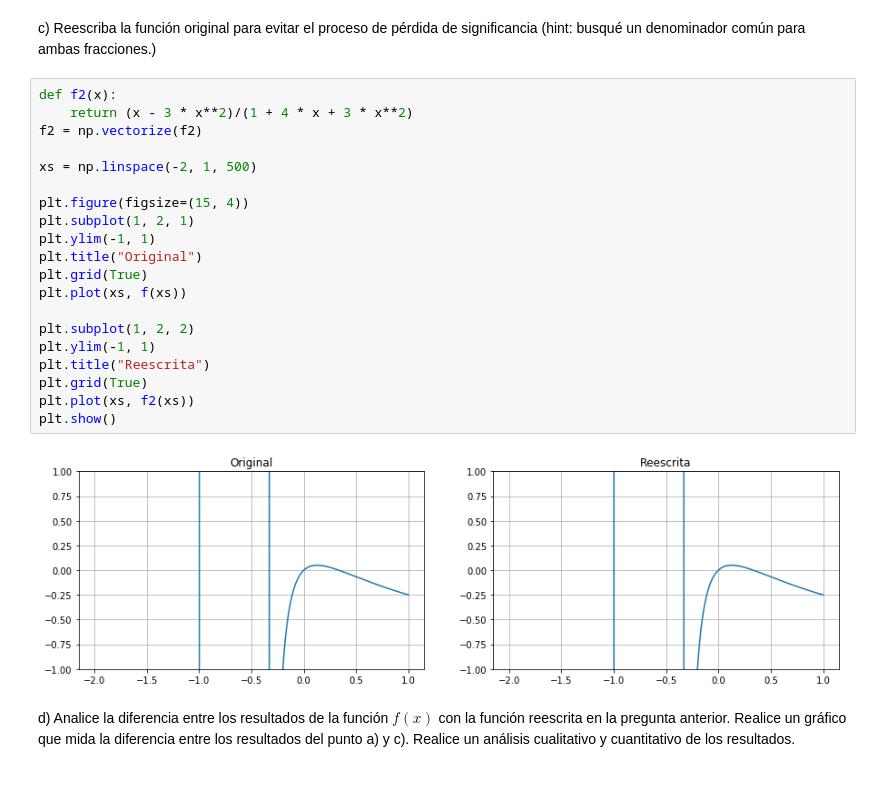
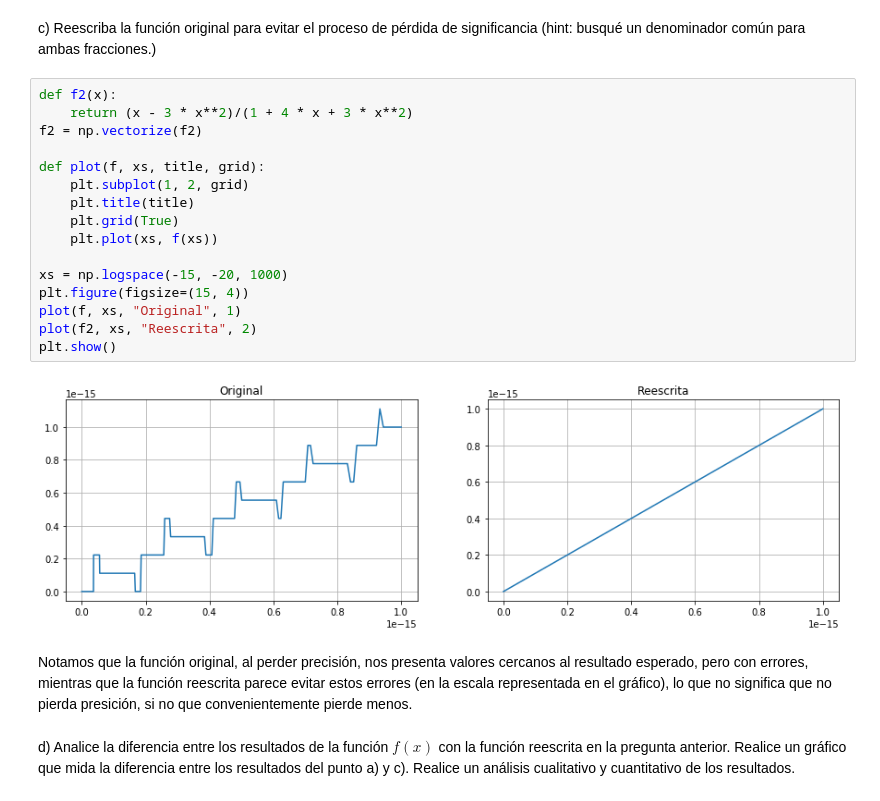
Before and after one commit to mijara/notebooks, a Jupyter notebook: tarea2/Tarea_2_CC1_2017.ipynb, the cells around one changed output. Drawn from its saved outputs; the diff is of its cells as text.

Commit message:
Graph precision loss

```diff
--- a/tarea2/Tarea_2_CC1_2017.ipynb
+++ b/tarea2/Tarea_2_CC1_2017.ipynb
@@ -262,25 +262,23 @@ c) Reescriba la función original para evitar el proceso de pérdida de signific
 # %%
 def f2(x):
     return (x - 3 * x**2)/(1 + 4 * x + 3 * x**2)
 f2 = np.vectorize(f2)
 
-xs = np.linspace(-2, 1, 500)
+def plot(f, xs, title, grid):
+    plt.subplot(1, 2, grid)
+    plt.title(title)
+    plt.grid(True)
+    plt.plot(xs, f(xs))
 
+xs = np.logspace(-15, -20, 1000)
 plt.figure(figsize=(15, 4))
-plt.subplot(1, 2, 1)
-plt.ylim(-1, 1)
-plt.title("Original")
-plt.grid(True)
-plt.plot(xs, f(xs))
-
-plt.subplot(1, 2, 2)
-plt.ylim(-1, 1)
-plt.title("Reescrita")
-plt.grid(True)
-plt.plot(xs, f2(xs))
+plot(f, xs, "Original", 1)
+plot(f2, xs, "Reescrita", 2)
 plt.show()
 # %% [output]
-[figure, old version]
+[figure, new version]
+# %% [markdown]
+Notamos que la función original, al perder precisión, nos presenta valores cercanos al resultado esperado, pero con errores, mientras que la función reescrita parece evitar estos errores (en la escala representada en el gráfico), lo que no significa que no pierda presición, si no que convenientemente pierde menos.
 # %% [markdown]
 d) Analice la diferencia entre los resultados de la función $f(x)$ con la función reescrita en la pregunta anterior. Realice un gráfico que mida la diferencia entre los resultados del punto a) y c). Realice un análisis cualitativo y cuantitativo de los resultados.
 # %% [markdown]
```
